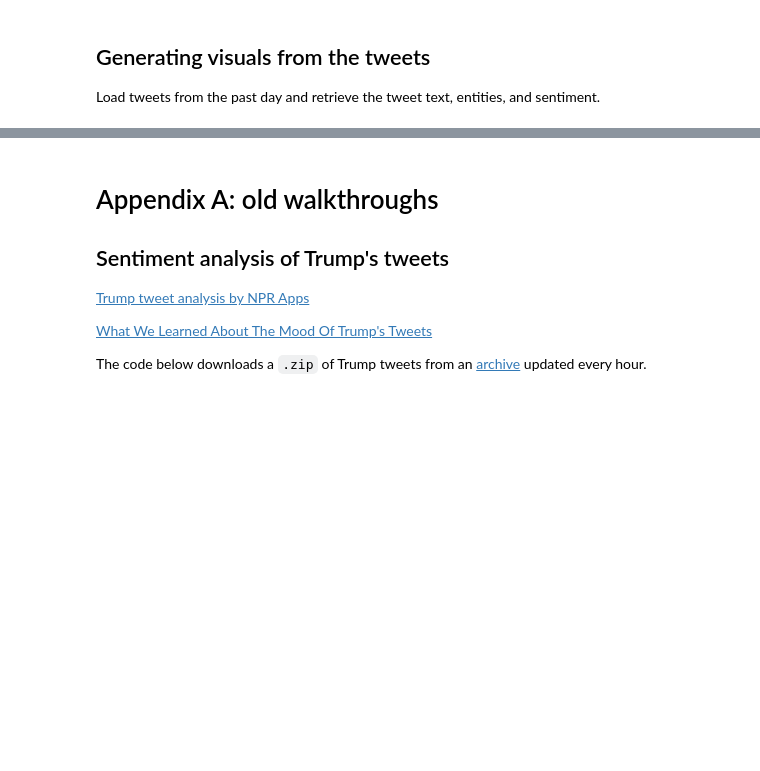
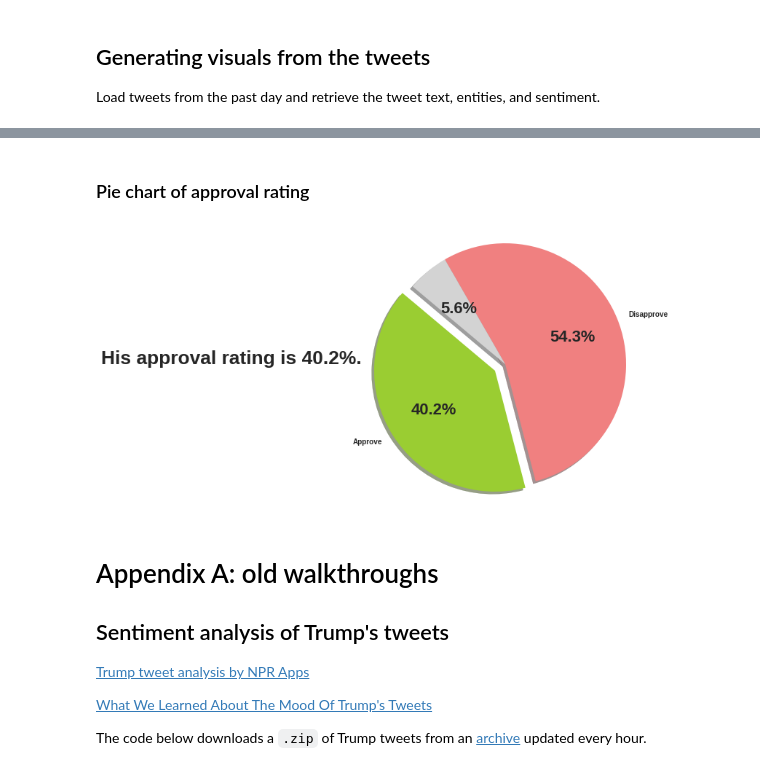
Before and after one commit to Capital-News-Service/daily-trump-snapshot, a Jupyter notebook: daily_trump_snapshot.ipynb, the cells around one changed output, grey strips where cells are left out. Saved outputs shown, nothing was run; the diff lists cells and outputs as text; code cells hidden in the pictures; blank space fills up the shorter version.

```diff
--- a/daily_trump_snapshot.ipynb
+++ b/daily_trump_snapshot.ipynb
@@ -202,3 +289,22 @@ ax.set_title("Sentiment of @realDonaldTrump's tweets on " + str(datetime.now().d
+# %% [markdown]
+### Pie chart of approval rating
+# %%
+labels = 'Approve', 'Disapprove', ''
+sizes = [current_approval, current_disapproval, 100-current_approval-current_disapproval]
+colors = ['yellowgreen', 'lightcoral', 'lightgray']
+explode = (0.1, 0, 0)  # explode 1st slice
+
+plt.pie(sizes, explode=explode, labels=labels, colors=colors,
+        autopct='%1.1f%%', shadow=True, startangle=140)
+
+plt.title(approval_str,x=-0.1,y=0.5)
+
+plt.axis('equal')
+fig = plt.gcf()
+fig.set_size_inches(11,7)
+plt.show()
+# %% [output]
+[figure, added]
 # %% [markdown]
 # Appendix A: old walkthroughs
 ## Sentiment analysis of Trump's tweets
```
Also changed, not shown: parts of 14 cells of this notebook.
